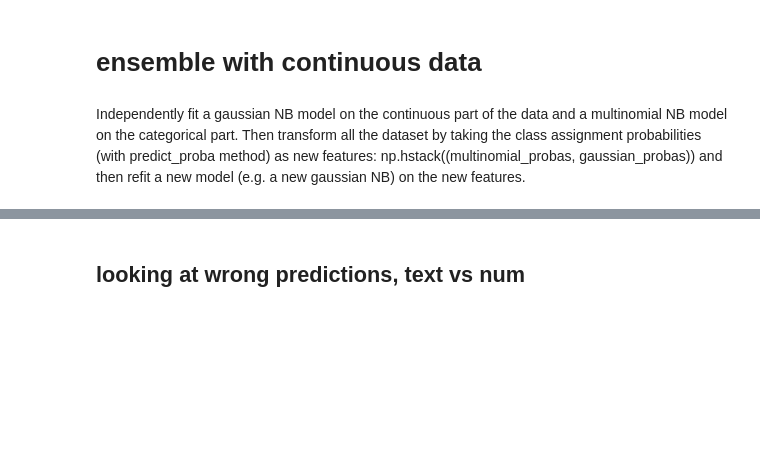
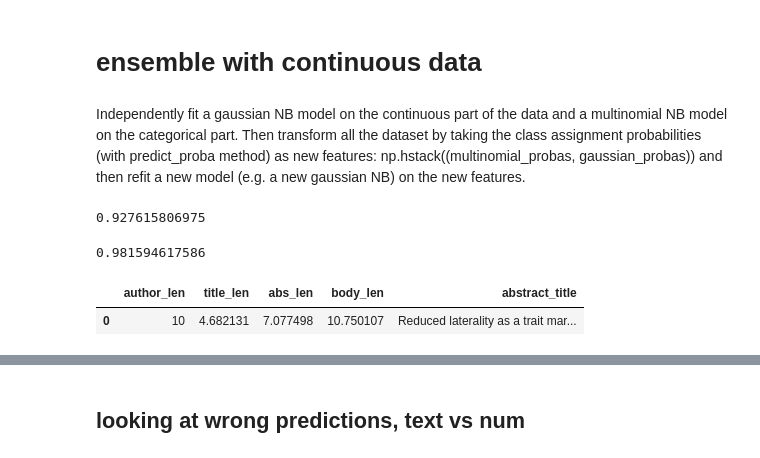
Before and after one commit to drschwenk/hackday, a Jupyter notebook: eda.ipynb, the cells around one changed output, grey strips where cells are left out. Cells and saved outputs as stored; diff of their text form; code cells hidden in the pictures; blank space fills up the shorter version.

```diff
--- a/eda.ipynb
+++ b/eda.ipynb
@@ -354,3 +360,25 @@ print(skmet.accuracy_score(mnbc.predict(test_tfs_sub), y_test_sub))
 # ensemble with continuous data
 # %% [markdown]
 Independently fit a gaussian NB model on the continuous part of the data and a multinomial NB model on the categorical part. Then transform all the dataset by taking the class assignment probabilities (with predict_proba method) as new features: np.hstack((multinomial_probas, gaussian_probas)) and then refit a new model (e.g. a new gaussian NB) on the new features.
+# %%
+X_train_num = labeled_df_num_only_wot.iloc[X_train_sub.index]
+X_test_num = labeled_df_num_only_wot.iloc[X_test_sub.index]
+scaler = StandardScaler()
+X_train_num_s = scaler.fit_transform(X_train_num)
+X_test_num_s = scaler.fit_transform(X_test_num)
+
+rfc_num = RandomForestClassifier()
+rfc_num.fit(X_train_num_s, y_train_sub)
+print(skmet.accuracy_score(rfc_num.predict(X_test_num_s), y_test_sub))
+# %% [output]
+0.927615806975
+# %%
+X_train_sub, X_test_sub, y_train_sub, y_test_sub =train_test_split(train_df_title_plus_abs, labels, test_size = 0.30)
+tfidf = TfidfVectorizer(stop_words='english')
+tfidf.fit(X_train_sub)
+tfs_sub = tfidf.transform(X_train_sub)
+mnbc.fit(tfs_sub, y_train_sub)
+test_tfs_sub  = tfidf.transform(X_test_sub)
+print(skmet.accuracy_score(mnbc.predict(test_tfs_sub), y_test_sub))
+# %% [output]
+0.981594617586
@@ -356,0 +390,5 @@ Independently fit a gaussian NB model on the continuous part of the data and a m
+# %%
+X_ensemble.head(1)
+# %% [output]
+|  | author_len | title_len | abs_len | body_len | abstract_title |
+| 0 | 10 | 4.682131 | 7.077498 | 10.750107 | Reduced laterality as a trait mar... |
```
Also changed, not shown: parts of 23 cells of this notebook.
